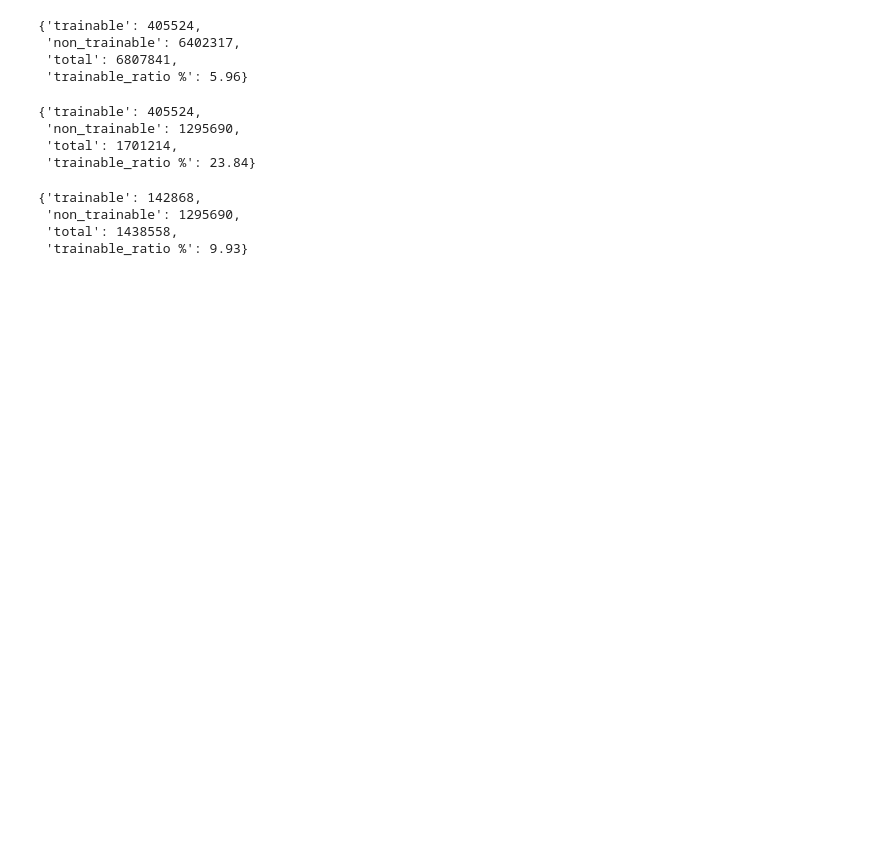
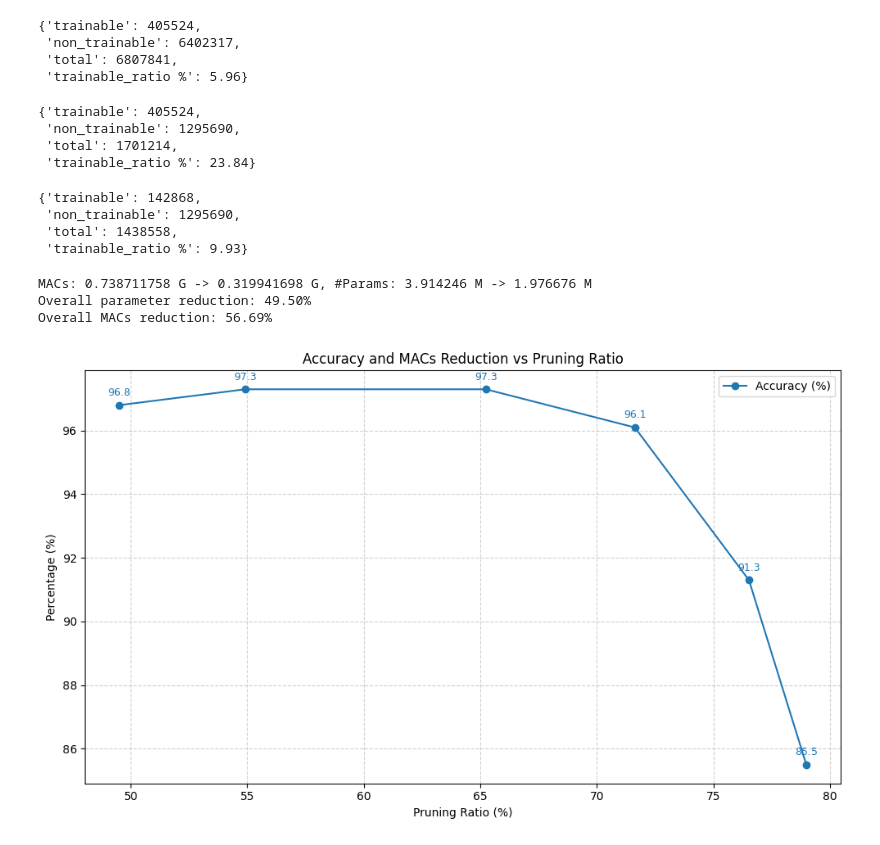
Before and after one commit to Mohammad-Hallaq/tiny-Waves-FM, a Jupyter notebook: Tiny_Waves_experiments/experiments.ipynb, the cells around one changed output. Cells and saved outputs as stored; diff of their text form; code cells hidden in the pictures; blank space fills up the shorter version.

```diff
--- a/Tiny_Waves_experiments/experiments.ipynb
+++ b/Tiny_Waves_experiments/experiments.ipynb
@@ -1076,3 +1072,68 @@ info_double_single
  'non_trainable': 1295690,
  'total': 1438558,
  'trainable_ratio %': 9.93}
+# %%
+original_model = torch.load('pruning_results/sensing/unpruned_ViT_with_12_block_for_sensing_task.pth', weights_only=False)
+original_model.blocks = torch.nn.Sequential(original_model.blocks[0])
+
+pruned_model = torch.load('pruning_results/sensing/best_model_45%.pth', weights_only=False)
+
+images = torch.rand(1,3,224,224).to(device)
+original_model.to(device)
+pruned_model.to(device)
+
+for m in pruned_model.modules():
+    if isinstance(m, timm.models.vision_transformer.Attention):
+        m.forward = forward.__get__(m, timm.models.vision_transformer.Attention)
+
+
+base_macs, base_nparams = tp.utils.count_ops_and_params(original_model, images)
+macs, nparams = tp.utils.count_ops_and_params(pruned_model, images)
+
+print(f"MACs: {base_macs/1e9} G -> {macs/1e9} G, #Params: {base_nparams/1e6} M -> {nparams/1e6} M")
+p_ratio = ((base_nparams - nparams) / base_nparams * 100)
+
+print(f"Overall parameter reduction: {(p_ratio):.2f}%")
+print(f"Overall MACs reduction: {((base_macs - macs) / base_macs * 100):.2f}%")
+# %% [output]
+MACs: 0.738711758 G -> 0.319941698 G, #Params: 3.914246 M -> 1.976676 M
+Overall parameter reduction: 49.50%
+Overall MACs reduction: 56.69%
+# %%
+
+def performance_drop(accuracies, p_ratios):
+
+    plt.figure(figsize=(10,6))
+
+    # Plot accuracy vs pruning ratio
+    plt.plot(p_ratios, accuracies, marker="o", color="tab:blue", label="Accuracy (%)")
+
+    # Plot MACs reduction vs pruning ratio
+    # plt.plot(p_ratios, macs_ratios, marker="s", color="tab:red", label="MACs Reduction (%)")
+
+    # Labels & title
+    plt.xlabel("Pruning Ratio (%)")
+    plt.ylabel("Percentage (%)")
+    # plt.ylim(min(accuracies) - 0.1 * np.mean(accuracies), max(accuracies) + 0.1 * np.mean(accuracies))
+    plt.title("Accuracy and MACs Reduction vs Pruning Ratio")
+    plt.grid(True, linestyle="--", alpha=0.6)
+    plt.legend()
+
+    # Optional: annotate values
+    for x, y in zip(p_ratios, accuracies):
+        plt.text(x, y+0.3, f"{y:.1f}", ha="center", fontsize=9, color="tab:blue")
+    # for x, y in zip(p_ratios, macs_ratios):
+    #     plt.text(x, y-2, f"{y:.1f}", ha="center", fontsize=9, color="tab:red")
+
+    plt.tight_layout()
+    plt.show()
+# %%
+#_____ Sensing Task _________
+
+accuracies = [96.8, 97.3, 97.3, 96.1, 91.3, 85.5]
+p_ratios = [49.50, 54.92, 65.24, 71.63, 76.53, 78.99]
+macs_ratios = [56.69, 62.55, 73.56, 80.27, 85.35, 87.89]
+
+performance_drop(accuracies, p_ratios)
+# %% [output]
+[figure, added]
```
Also changed, not shown: parts of 13 cells of this notebook, 8 other files.
